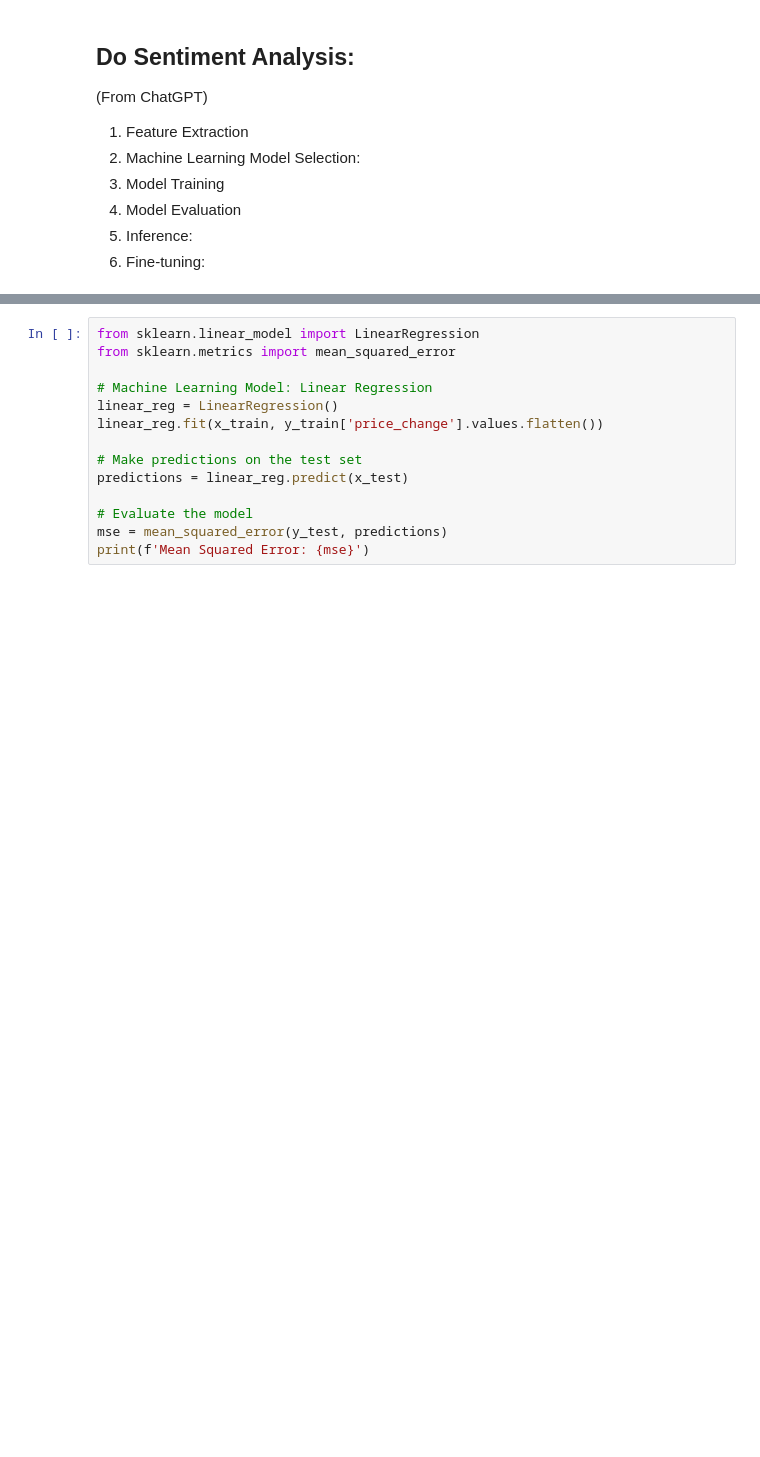
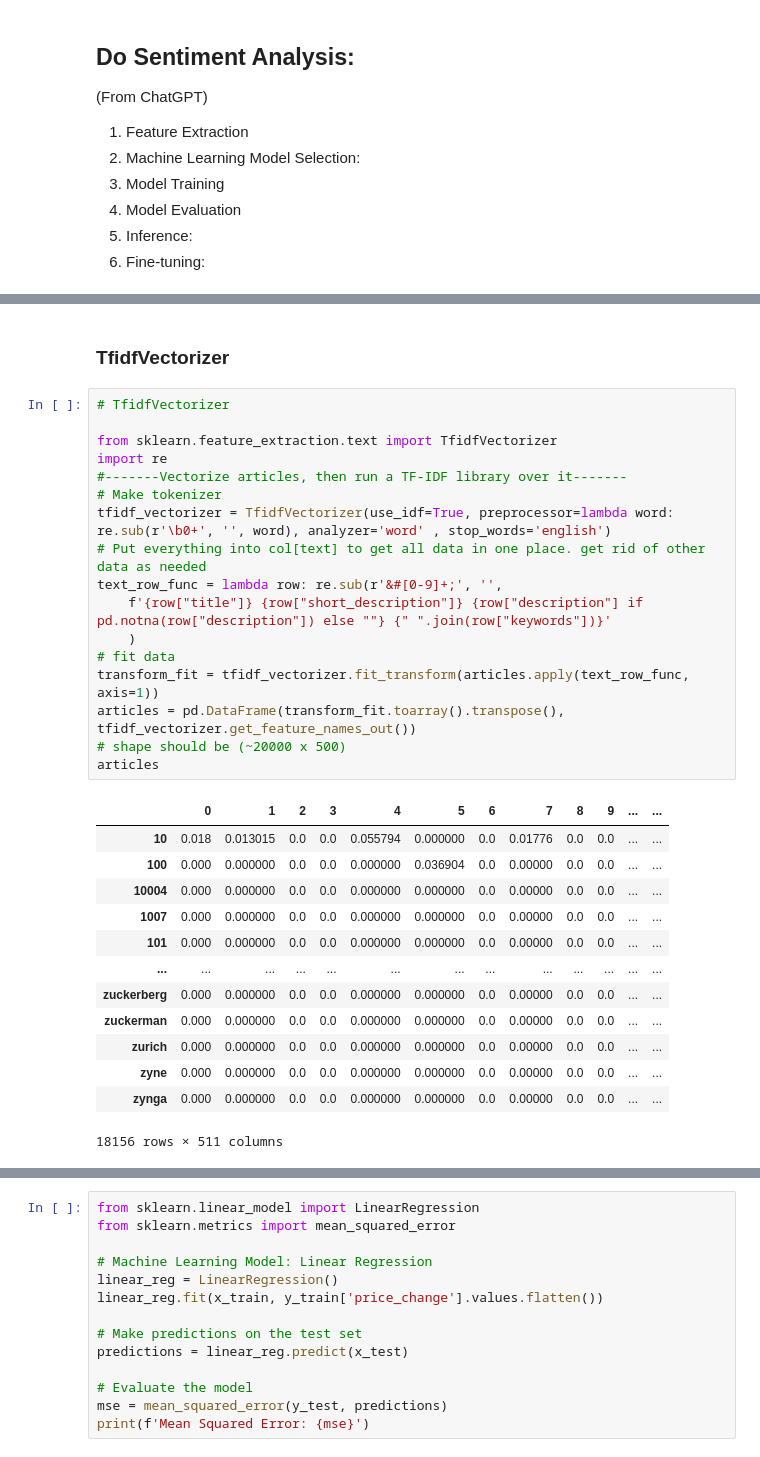
Before and after one commit to JiNathan/StockMarketPrediction, a Jupyter notebook: News_Data_Processing.ipynb, the cells around one changed output, grey strips where cells are left out. Cells and saved outputs as stored; diff of their text form; blank space fills up the shorter version.

```diff
--- a/News_Data_Processing.ipynb
+++ b/News_Data_Processing.ipynb
@@ -230,0 +171,33 @@ len(articles)
+# %% [markdown]
+### TfidfVectorizer
+# %%
+# TfidfVectorizer
+
+from sklearn.feature_extraction.text import TfidfVectorizer
+import re
+#-------Vectorize articles, then run a TF-IDF library over it-------
+# Make tokenizer
+tfidf_vectorizer = TfidfVectorizer(use_idf=True, preprocessor=lambda word: re.sub(r'\b0+', '', word), analyzer='word' , stop_words='english')
+# Put everything into col[text] to get all data in one place. get rid of other data as needed
+text_row_func = lambda row: re.sub(r'&#[0-9]+;', '',
+    f'{row["title"]} {row["short_description"]} {row["description"] if pd.notna(row["description"]) else ""} {" ".join(row["keywords"])}'
+    )
+# fit data
+transform_fit = tfidf_vectorizer.fit_transform(articles.apply(text_row_func, axis=1))
+articles = pd.DataFrame(transform_fit.toarray().transpose(), tfidf_vectorizer.get_feature_names_out())
+# shape should be (~20000 x 500)
+articles
+# %% [output]
+|  | 0 | 1 | 2 | 3 | 4 | 5 | 6 | 7 | 8 | 9 | ... | ... |
+| 10 | 0.018 | 0.013015 | 0.0 | 0.0 | 0.055794 | 0.000000 | 0.0 | 0.01776 | 0.0 | 0.0 | ... | ... |
+| 100 | 0.000 | 0.000000 | 0.0 | 0.0 | 0.000000 | 0.036904 | 0.0 | 0.00000 | 0.0 | 0.0 | ... | ... |
+| 10004 | 0.000 | 0.000000 | 0.0 | 0.0 | 0.000000 | 0.000000 | 0.0 | 0.00000 | 0.0 | 0.0 | ... | ... |
+| 1007 | 0.000 | 0.000000 | 0.0 | 0.0 | 0.000000 | 0.000000 | 0.0 | 0.00000 | 0.0 | 0.0 | ... | ... |
+| 101 | 0.000 | 0.000000 | 0.0 | 0.0 | 0.000000 | 0.000000 | 0.0 | 0.00000 | 0.0 | 0.0 | ... | ... |
+| ... | ... | ... | ... | ... | ... | ... | ... | ... | ... | ... | ... | ... |
+| zuckerberg | 0.000 | 0.000000 | 0.0 | 0.0 | 0.000000 | 0.000000 | 0.0 | 0.00000 | 0.0 | 0.0 | ... | ... |
+| zuckerman | 0.000 | 0.000000 | 0.0 | 0.0 | 0.000000 | 0.000000 | 0.0 | 0.00000 | 0.0 | 0.0 | ... | ... |
+| zurich | 0.000 | 0.000000 | 0.0 | 0.0 | 0.000000 | 0.000000 | 0.0 | 0.00000 | 0.0 | 0.0 | ... | ... |
+| zyne | 0.000 | 0.000000 | 0.0 | 0.0 | 0.000000 | 0.000000 | 0.0 | 0.00000 | 0.0 | 0.0 | ... | ... |
+| zynga | 0.000 | 0.000000 | 0.0 | 0.0 | 0.000000 | 0.000000 | 0.0 | 0.00000 | 0.0 | 0.0 | ... | ... |
+18156 rows × 511 columns
```
Also changed, not shown: parts of 22 cells of this notebook, 2 other files.
